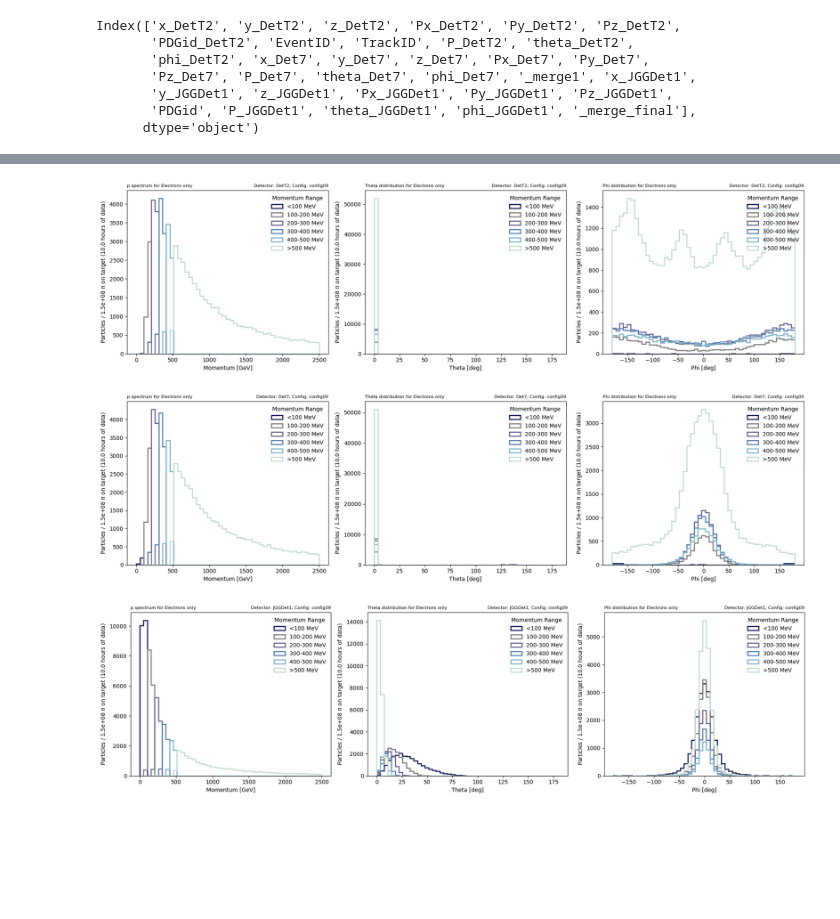
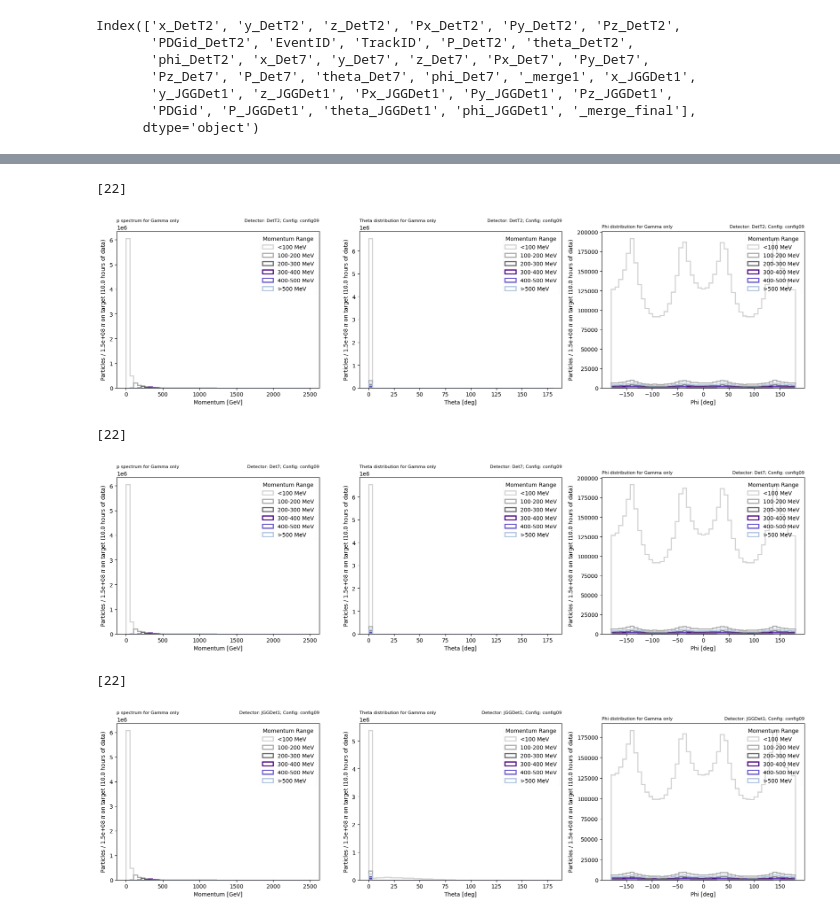
Before and after one commit to ArCS-FNAL/beamline, a Jupyter notebook: Analysis/BeamlineAna-G4BLSimple_Task1.ipynb, the cells around one changed output, grey strips where cells are left out. Cells and saved outputs as stored; diff of their text form; code cells hidden in the pictures; blank space fills up the shorter version.

```diff
--- a/Analysis/BeamlineAna-G4BLSimple_Task1.ipynb
+++ b/Analysis/BeamlineAna-G4BLSimple_Task1.ipynb
@@ -366,4 +417,16 @@ for det in det_list:
+# %%
+particle_focus = 'Gamma'
+
+# Define the mapping from particle focus to IDs
+particle_id_mapping = {
+    'Electrons': [11],
+    'Positrons': [-11],
+    'Gamma': [22],
+    'Both': [11, -11],        # Both Electrons and Positrons
+}
 # %%
+print(f"Particle focused on is {particle_focus}")
+
 for det in det_list:
 
     fig, ax = plt.subplots(ncols=3, nrows=1, figsize=(18, 5))
@@ -380,13 +443,25 @@ for det in det_list:
     x_axis = {'p': 'Momentum [GeV]', 'theta': 'Theta [deg]', 'phi': 'Phi [deg]'}
     x_bins = {'p': np.linspace(0, 2500, 50), 'theta': np.linspace(0, 180, 50), 'phi': np.linspace(-180, 180, 50)}
 
-    # Filter data for pdgid = 11
-    df_electrons = df[df['PDGid'] == 11]
+    # Filter data for ABS pdgid = 11; electrons AND positrons
+    #df_focus = df[abs(df['PDGid']) == 11]
+
+     # Ensure particle_focus is a valid key
+    if particle_focus not in particle_id_mapping:
+        raise ValueError(f"Invalid particle_focus: {particle_focus}")
+
+    # Get the list of IDs for the specified particle_focus
+    ids_to_filter = particle_id_mapping[particle_focus]
+
+    #print(ids_to_filter)
+
+    # Filter DataFrame based on IDs
+    df_focus = df[df['PDGid'].isin(ids_to_filter)]
 
     # Get values and labels for the selected detector and variable
-    values, labels = get_values_labels(df_electrons, det, 'p', p_cut = 0)
-    phi_values, _ = get_values_labels(df_electrons, det, 'phi', p_cut = 0)
-    theta_values, _ = get_values_labels(df_electrons, det, 'theta', p_cut = 0)
+    values, labels = get_values_labels(df_focus, det, 'p', p_cut = 0)
+    phi_values, _ = get_values_labels(df_focus, det, 'phi', p_cut = 0)
+    theta_values, _ = get_values_labels(df_focus, det, 'theta', p_cut = 0)
 
     # Flatten the array of arrays, ignoring empty arrays
     flattened_values = np.concatenate([v for v in values if v.size > 0], axis=None)
@@ -409,39 +484,42 @@ for det in det_list:
         # Plot histograms for each momentum range
         ax[0].hist(filtered_values, bins=x_bins['p'], label=label, color=colors[i], alpha=1, histtype='step', linewidth=2)
 
         # Filter theta values for the same momentum range
         filtered_theta_values = flattened_theta_values[mask]
         ax[1].hist(filtered_theta_values, bins=x_bins['theta'], label=label, color=colors[i], alpha=1, histtype='step', linewidth=2)
 
         # Filter phi values for the same momentum range
         filtered_phi_values = flattened_phi_values[mask]
         ax[2].hist(filtered_phi_values, bins=x_bins['phi'], label=label, color=colors[i], alpha=1, histtype='step', linewidth=2)
 
 
     ax[0].set_xlabel(x_axis['p'])
     ax[0].set_ylabel(f'Particles / {n_pions:.1e} ' + r'$\pi$' + f' on target ({n_hours} hours of data)')
     ax[0].set_title(f'Detector: {det}; Config: {config}', loc='right', fontsize=8)
-    ax[0].set_title(f'p spectrum for Electrons only', loc='left', fontsize=8)
+    ax[0].set_title(f'p spectrum for {particle_focus} only', loc='left', fontsize=8)
     ax[0].legend(title='Momentum Range', loc='upper right', framealpha=0.1)
 
     ax[1].set_xlabel(x_axis['theta'])
     ax[1].set_ylabel(f'Particles / {n_pions:.1e} ' + r'$\pi$' + f' on target ({n_hours} hours of data)')
     ax[1].set_title(f'Detector: {det}; Config: {config}', loc='right', fontsize=8)
-    ax[1].set_title(f'Theta distribution for Electrons only', loc='left', fontsize=8)
+    ax[1].set_title(f'Theta distribution for {particle_focus} only', loc='left', fontsize=8)
     ax[1].legend(title='Momentum Range', loc='upper right', framealpha=0.1)
 
     ax[2].set_xlabel(x_axis['phi'])
     ax[2].set_ylabel(f'Particles / {n_pions:.1e} ' + r'$\pi$' + f' on target ({n_hours} hours of data)')
     ax[2].set_title(f'Detector: {det}; Config: {config}', loc='right', fontsize=8)
-    ax[2].set_title(f'Phi distribution for Electrons only', loc='left', fontsize=8)
+    ax[2].set_title(f'Phi distribution for {particle_focus} only', loc='left', fontsize=8)
     ax[2].legend(title='Momentum Range', loc='upper right', framealpha=0.1)
 
     plt.tight_layout()
-    plt.savefig(_save_dir + f'electron_spectra_g4blsimpleT_df_{config}_det{det}.jpg')
+    plt.savefig(_save_dir + f'{particle_focus}_spectra_g4blsimpleT_df_{config}_det{det}.jpg')
     plt.show()
 # %% [output]
+[22]
-[figure, old version]
+[figure, new version]
+[22]
-[figure, old version]
+[figure, new version]
+[22]
-[figure, old version]
+[figure, new version]
 # %%
 #circular symmetry analysis
```
Also changed, not shown: parts of 9 cells of this notebook.
